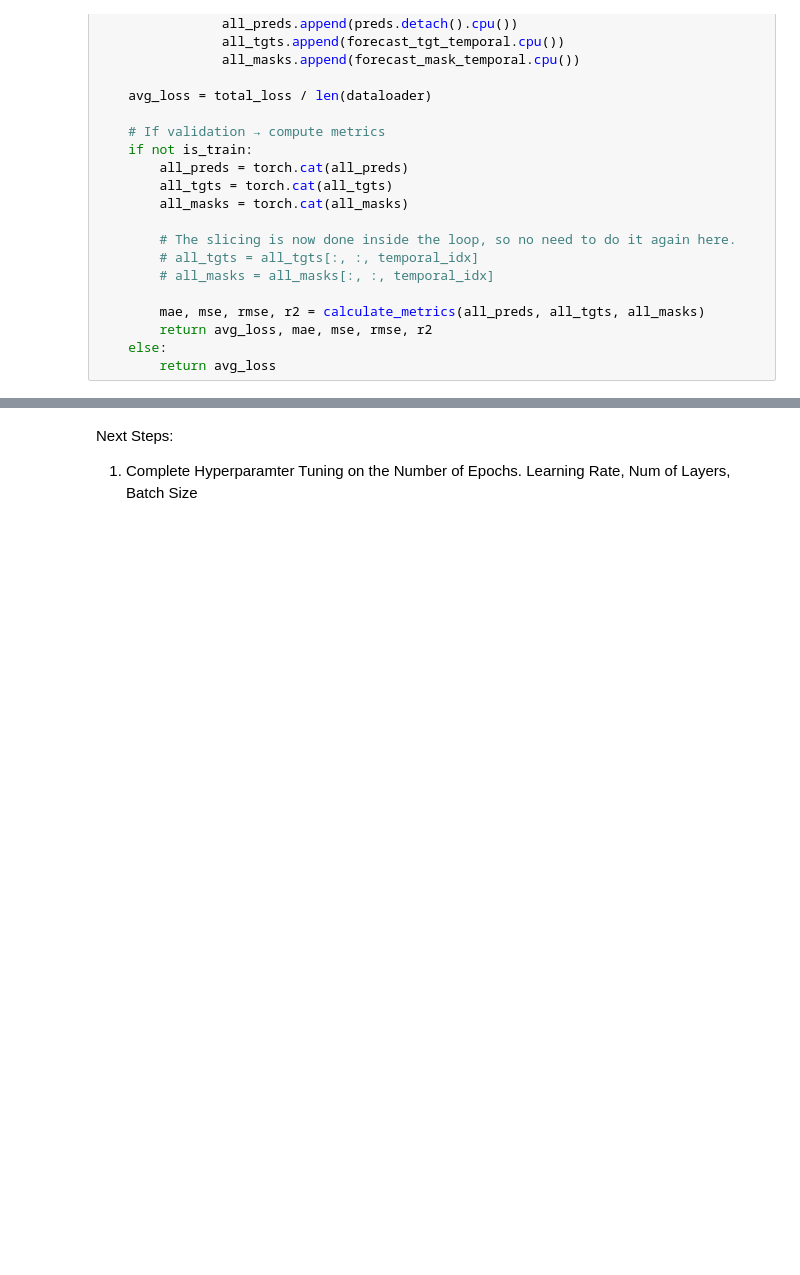
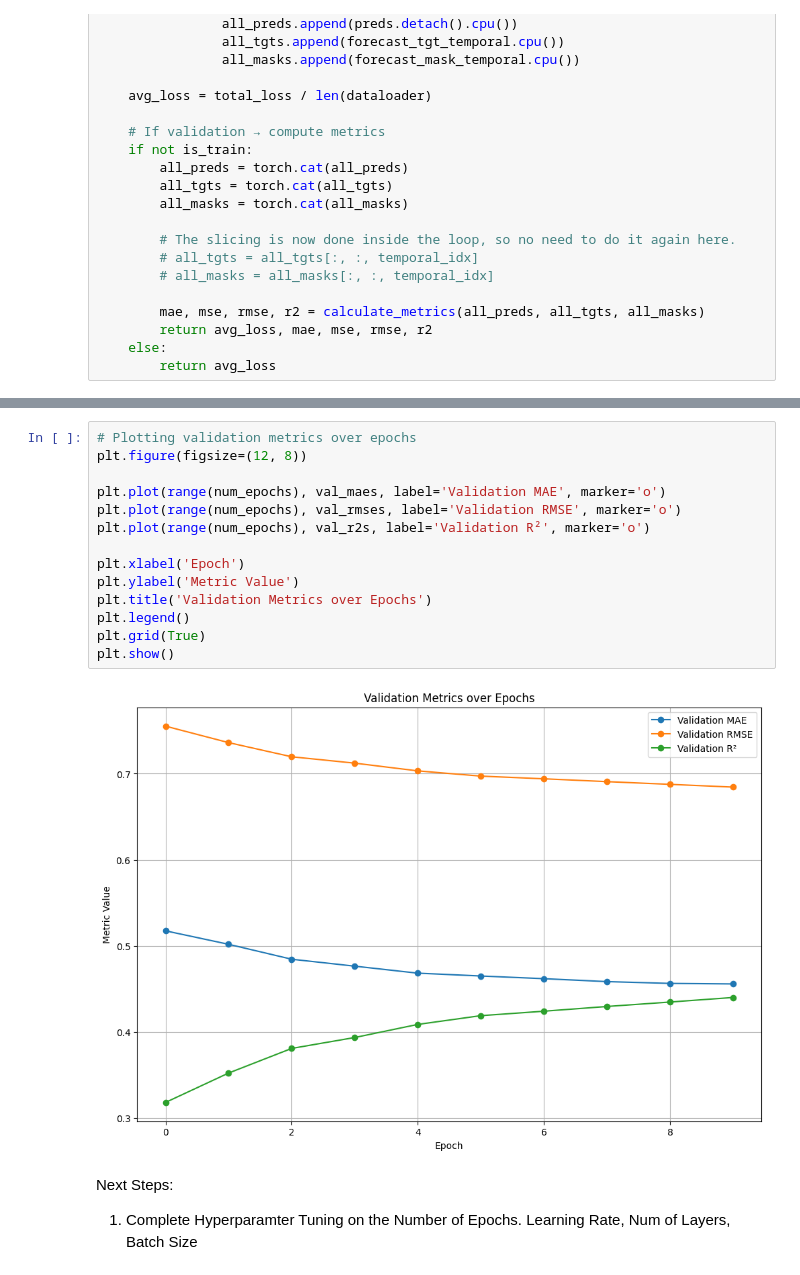
Before and after one commit to saahilsanganeriya/GraphML-imts, a Jupyter notebook: src/models/GRU_D.ipynb, the cells around one changed output, grey strips where cells are left out. Cells and saved outputs as stored; diff of their text form; blank space fills up the shorter version.

```diff
--- a/src/models/GRU_D.ipynb
+++ b/src/models/GRU_D.ipynb
@@ -719,3 +720,19 @@ plt.show()
+# %%
+# Plotting validation metrics over epochs
+plt.figure(figsize=(12, 8))
+
+plt.plot(range(num_epochs), val_maes, label='Validation MAE', marker='o')
+plt.plot(range(num_epochs), val_rmses, label='Validation RMSE', marker='o')
+plt.plot(range(num_epochs), val_r2s, label='Validation R²', marker='o')
+
+plt.xlabel('Epoch')
+plt.ylabel('Metric Value')
+plt.title('Validation Metrics over Epochs')
+plt.legend()
+plt.grid(True)
+plt.show()
+# %% [output]
+[figure, added]
 # %% [markdown]
 Next Steps:
 1. Complete Hyperparamter Tuning on the Number of Epochs. Learning Rate, Num of Layers, Batch Size
```
Also changed, not shown: parts of 7 cells of this notebook, 1 other file.
